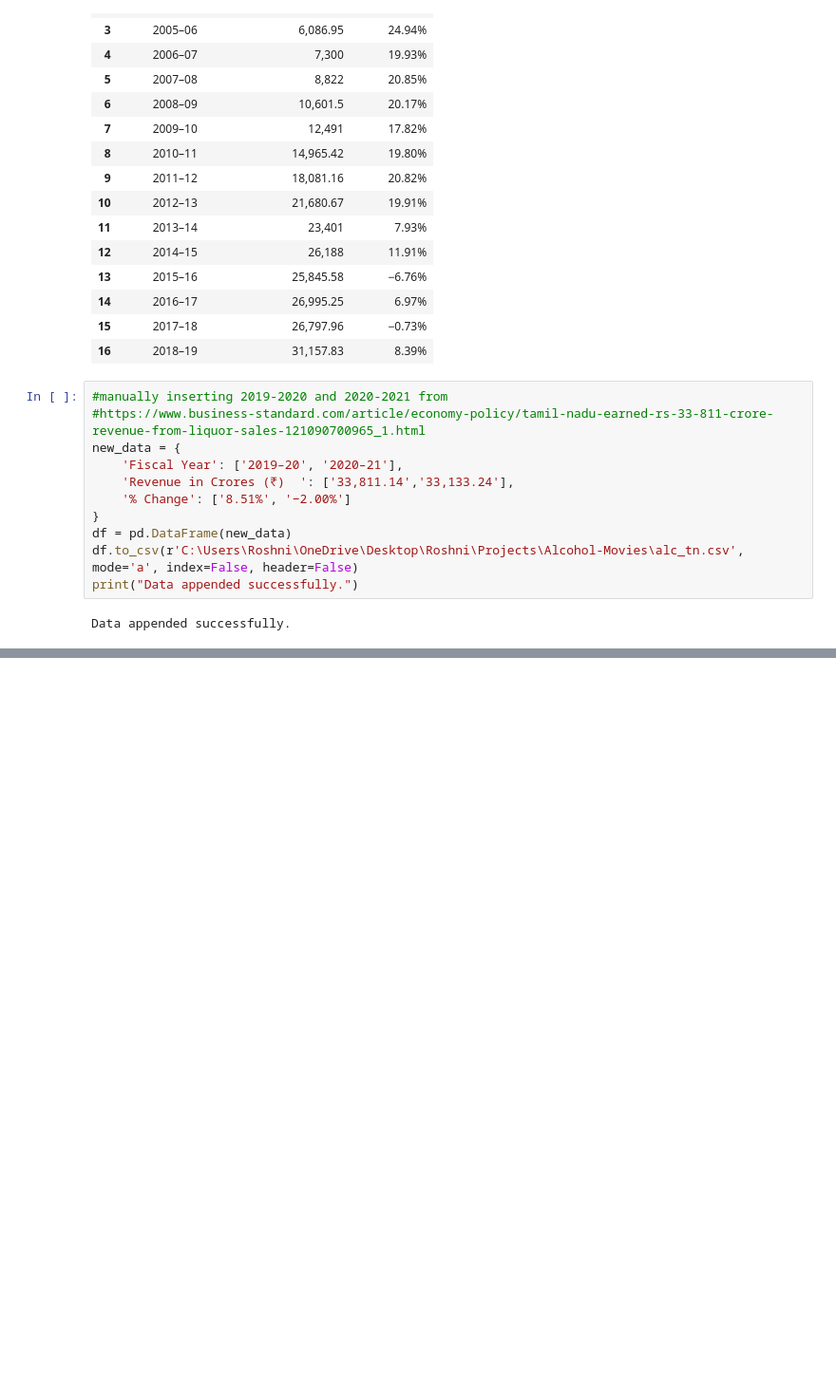
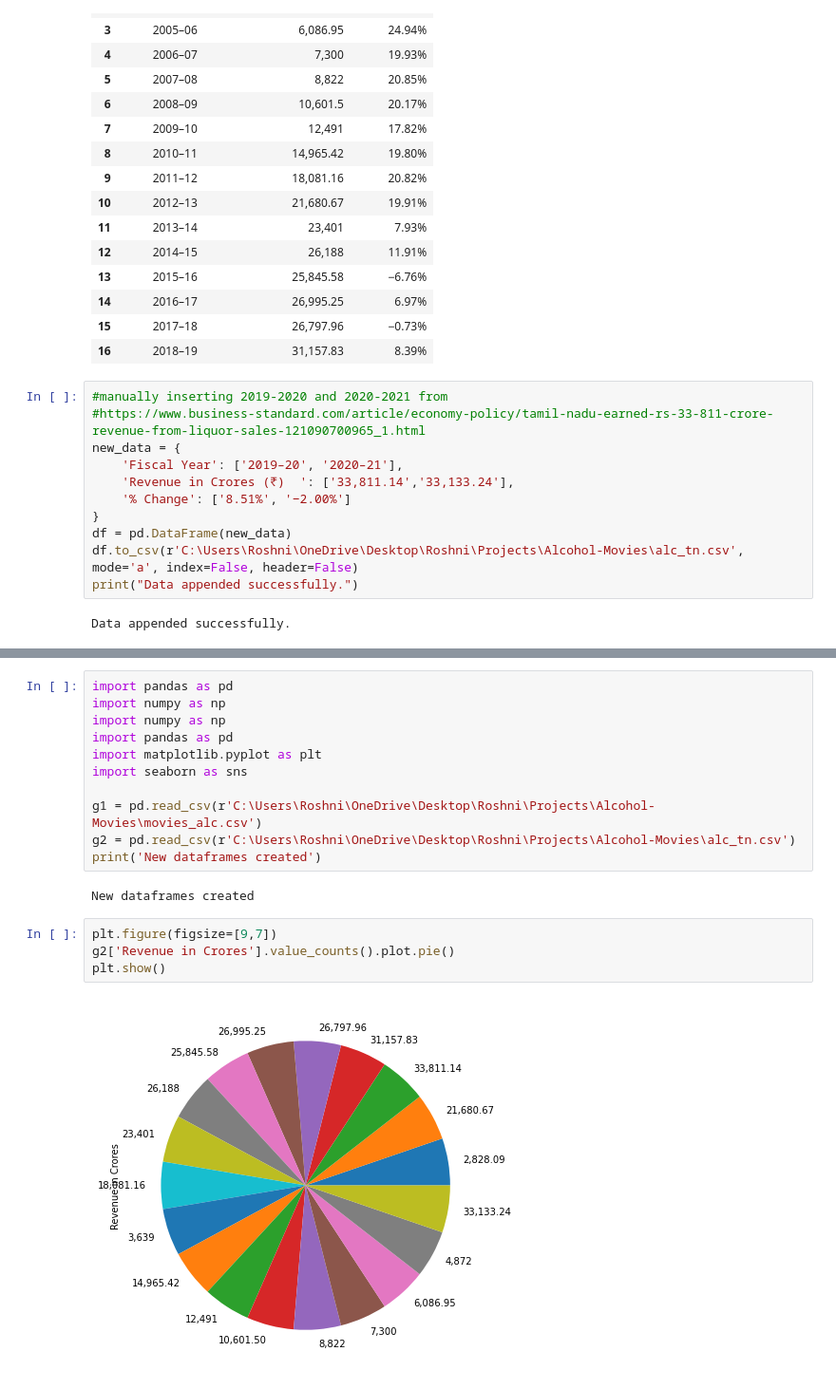
Before and after one commit to Roshni-Bala/Movies-Alcohol-Data-Analysis, a Jupyter notebook: Movies.ipynb, the cells around one changed output, grey strips where cells are left out. Shown: that part at 95% size. Cells and saved outputs as stored; diff of their text form; blank space fills up the shorter version.

```diff
--- a/Movies.ipynb
+++ b/Movies.ipynb
@@ -303,0 +367,19 @@ Data appended successfully.
+# %%
+import pandas as pd
+import numpy as np
+import numpy as np
+import pandas as pd
+import matplotlib.pyplot as plt
+import seaborn as sns
+
+g1 = pd.read_csv(r'C:\Users\Roshni\OneDrive\Desktop\Roshni\Projects\Alcohol-Movies\movies_alc.csv')
+g2 = pd.read_csv(r'C:\Users\Roshni\OneDrive\Desktop\Roshni\Projects\Alcohol-Movies\alc_tn.csv')
+print('New dataframes created')
+# %% [output]
+New dataframes created
+# %%
+plt.figure(figsize=[9,7])
+g2['Revenue in Crores'].value_counts().plot.pie()
+plt.show()
+# %% [output]
+[figure, added]
```
Also changed, not shown: parts of 10 cells of this notebook.
